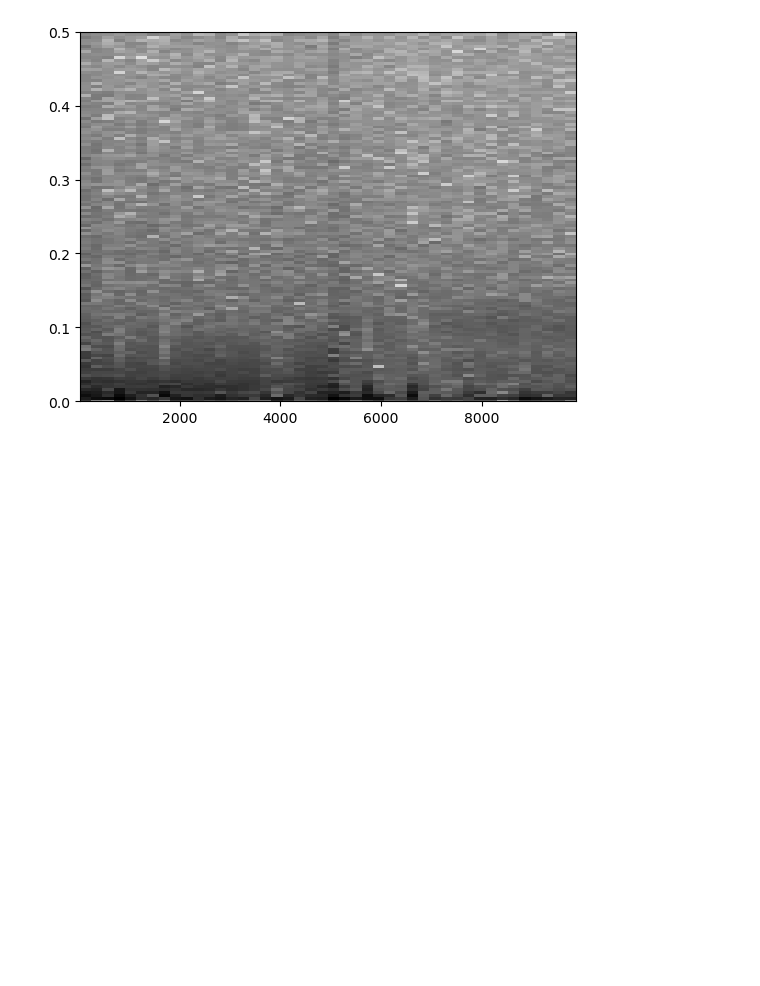
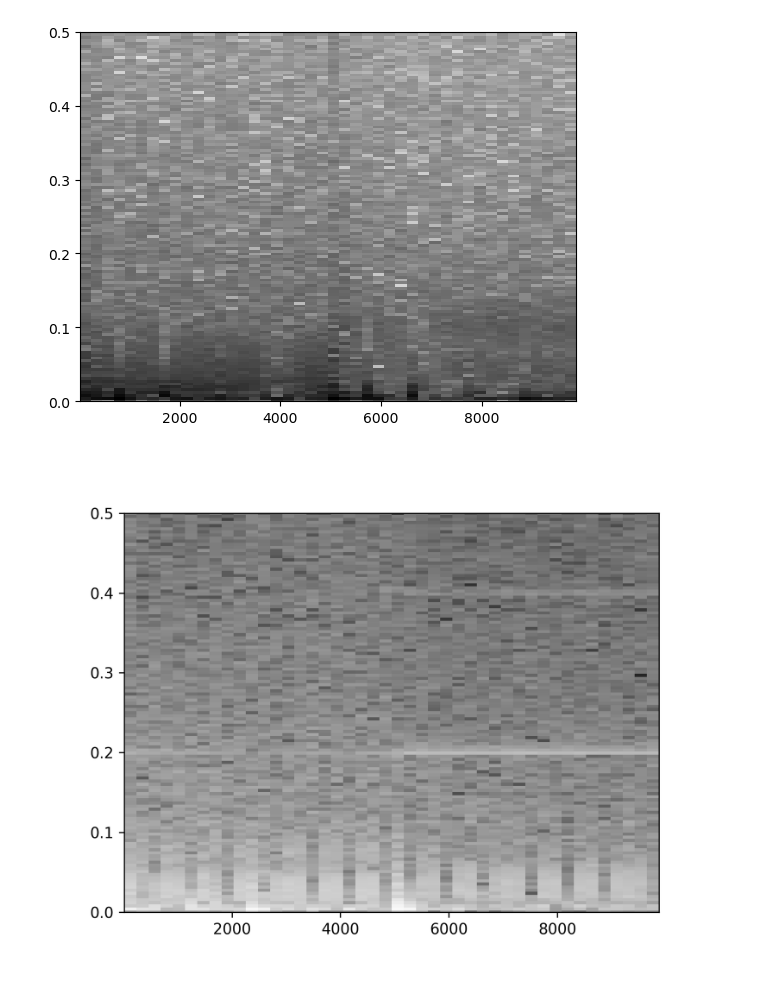
Before and after one commit to ladybuglady/CSE482-XAI, a Jupyter notebook: image_data_processing/image_data_processing.ipynb, the cells around one changed output. Cells and saved outputs as stored; diff of their text form; code cells hidden in the pictures; blank space fills up the shorter version.

Commit message:
load images

```diff
--- a/image_data_processing/image_data_processing.ipynb
+++ b/image_data_processing/image_data_processing.ipynb
@@ -232,3 +232,9 @@ Retrieved files:  0
 [figure]
 [figure]
 [figure]
+# %%
+import matplotlib.pyplot as plt
+from PIL import Image
+Image.open("/local1/CSE_XAI/CSE482-XAI/image_data_processing/afib_ecgs_as_spectro/_23371.png")
+# %% [output]
+[figure, added]
```
Also changed, not shown: parts of 1 cell of this notebook.
